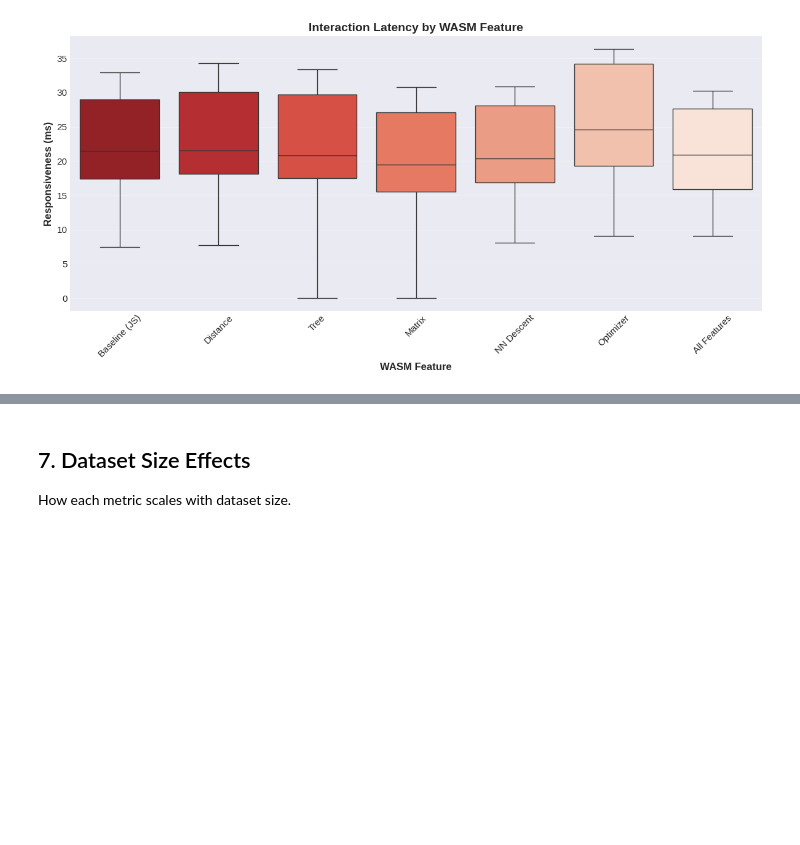
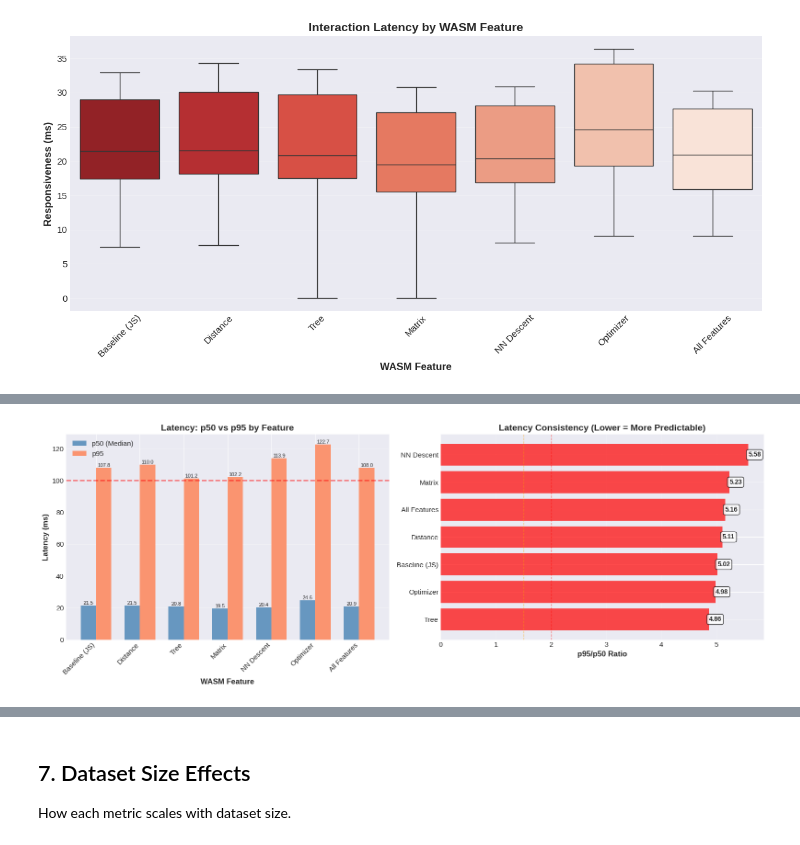
Before and after one commit to elarsaks/umap-bench, a Jupyter notebook: bench/analysis/analysis.ipynb, the cells around one changed output, grey strips where cells are left out. Cells and saved outputs as stored; diff of their text form; code cells hidden in the pictures; blank space fills up the shorter version.

```diff
--- a/bench/analysis/analysis.ipynb
+++ b/bench/analysis/analysis.ipynb
@@ -590,0 +1197,89 @@ if 'responsiveness_ms' in df_analysis:
+# %%
+# Ensure percentile_df exists for downstream visualization
+if 'responsiveness_ms' in df_analysis and 'percentile_df' not in globals():
+    percentile_results = []
+
+    for feature in feature_order:
+        feature_data = df_analysis[df_analysis['feature_name'] == feature]['responsiveness_ms'].dropna()
+        if len(feature_data) == 0:
+            continue
+
+        p50 = feature_data.median()
+        p95 = feature_data.quantile(0.95)
+        p99 = feature_data.quantile(0.99)
+
+        percentile_results.append({
+            'feature': feature,
+            'p50_median': p50,
+            'p95': p95,
+            'p99': p99,
+            'p95_p50_ratio': p95 / p50 if p50 > 0 else float('inf')
+        })
+
+    percentile_df = pd.DataFrame(percentile_results)
+
+# Visualize p50/p95 percentiles
+if 'responsiveness_ms' in df_analysis and len(percentile_df) > 0:
+    fig, axes = plt.subplots(1, 2, figsize=(16, 6))
+
+    # Side-by-side p50 and p95 comparison
+    x_pos = np.arange(len(percentile_df))
+    width = 0.35
+
+    bars1 = axes[0].bar(x_pos - width/2, percentile_df['p50_median'], width,
+                        label='p50 (Median)', alpha=0.8, color='steelblue')
+    bars2 = axes[0].bar(x_pos + width/2, percentile_df['p95'], width,
+                        label='p95', alpha=0.8, color='coral')
+
+    axes[0].set_xlabel('WASM Feature', fontsize=12, fontweight='bold')
+    axes[0].set_ylabel('Latency (ms)', fontsize=12, fontweight='bold')
+    axes[0].set_title('Latency: p50 vs p95 by Feature', fontsize=14, fontweight='bold')
+    axes[0].set_xticks(x_pos)
+    axes[0].set_xticklabels(percentile_df['feature'], rotation=45, ha='right')
+    axes[0].legend(fontsize=11)
+    axes[0].grid(axis='y', alpha=0.3)
+    axes[0].axhline(y=100, color='red', linestyle='--', linewidth=2, alpha=0.5,
+                    label='100ms threshold')
+
+    # Add value labels on bars
+    for bar in bars1:
+        height = bar.get_height()
+        axes[0].text(bar.get_x() + bar.get_width()/2., height,
+                    f'{height:.1f}', ha='center', va='bottom', fontsize=8)
+    for bar in bars2:
+        height = bar.get_height()
+        axes[0].text(bar.get_x() + bar.get_width()/2., height,
+                    f'{height:.1f}', ha='center', va='bottom', fontsize=8)
+
+    # p95/p50 ratio (consistency)
+    percentile_df_sorted = percentile_df.sort_values('p95_p50_ratio')
+    colors_ratio = ['green' if x < 1.5 else 'orange' if x < 2.0 else 'red'
+                    for x in percentile_df_sorted['p95_p50_ratio']]
+
+    bars_ratio = axes[1].barh(percentile_df_sorted['feature'],
+                               percentile_df_sorted['p95_p50_ratio'],
+                               color=colors_ratio, alpha=0.7)
+
+    # Add value labels
+    for bar in bars_ratio:
+        width = bar.get_width()
+        axes[1].text(width, bar.get_y() + bar.get_height()/2., f'{width:.2f}',
+                    ha='left', va='center', fontsize=10, fontweight='bold',
+                    bbox=dict(boxstyle='round,pad=0.3', facecolor='white', alpha=0.8))
+
+    axes[1].axvline(x=1.5, color='orange', linestyle='--', linewidth=1, alpha=0.5)
+    axes[1].axvline(x=2.0, color='red', linestyle='--', linewidth=1, alpha=0.5)
+    axes[1].set_xlabel('p95/p50 Ratio', fontsize=12, fontweight='bold')
+    axes[1].set_title('Latency Consistency (Lower = More Predictable)', fontsize=14, fontweight='bold')
+    axes[1].grid(axis='x', alpha=0.3)
+
+    plt.tight_layout()
+    plt.savefig('../outputs/figures/latency_percentiles.png', bbox_inches='tight', dpi=200)
+    plt.show()
+
+    print("\nConsistency Assessment:")
+    print("  Green (<1.5x): Highly consistent latency")
+    print("  Orange (1.5-2.0x): Moderate variability")
+    print("  Red (>2.0x): High variability, unpredictable UX")
+# %% [output]
+[figure, added]
```
Also changed, not shown: parts of 33 cells of this notebook, 8 other files.
